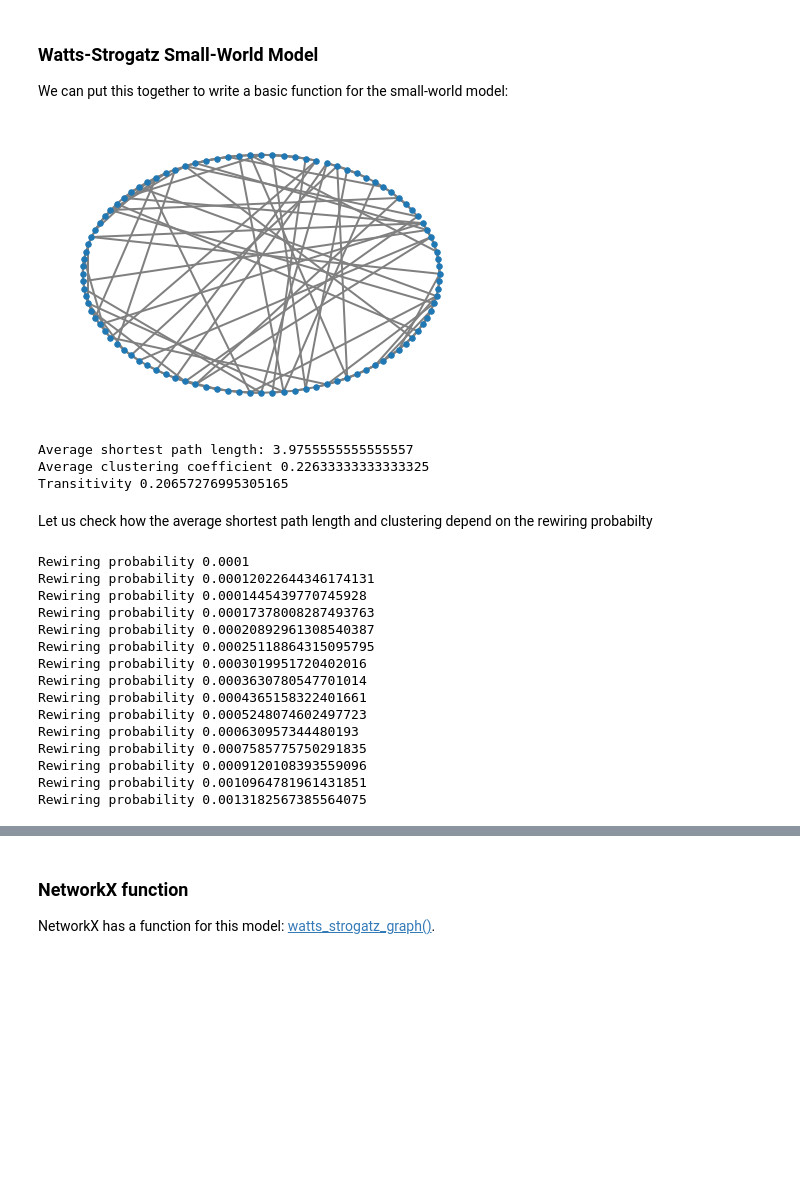
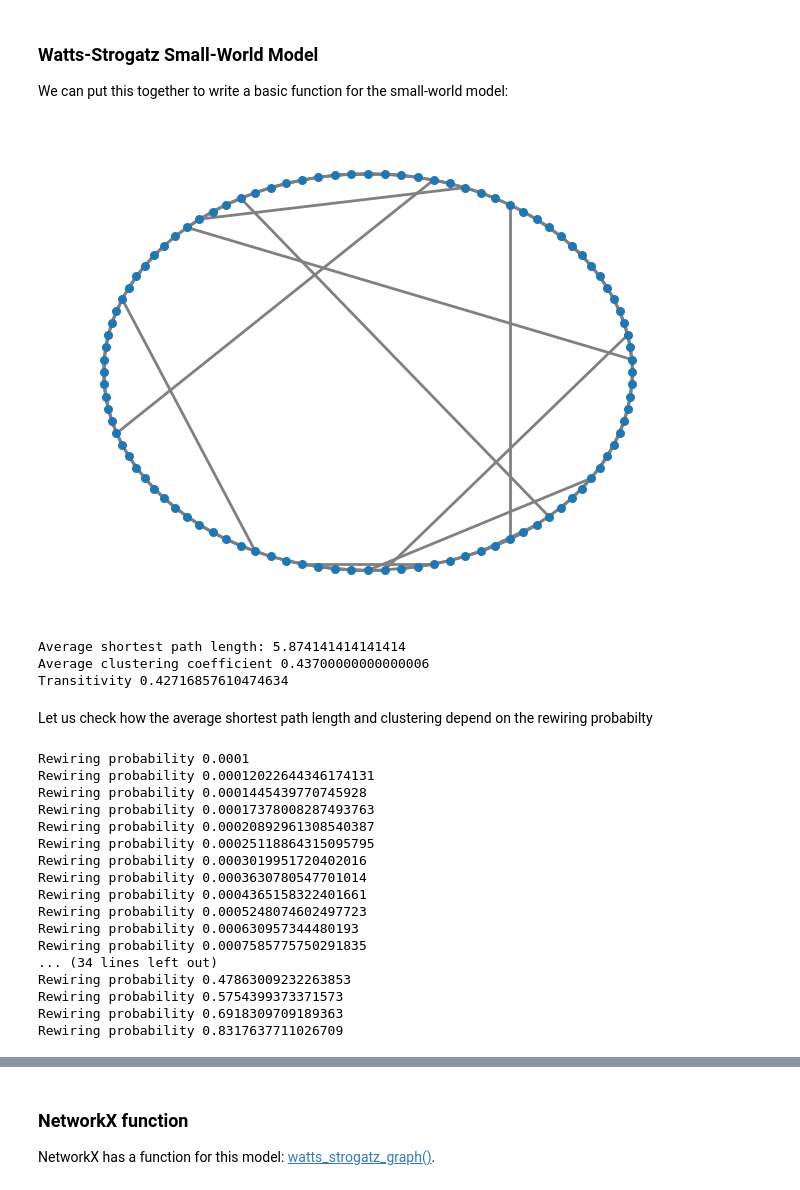
Before and after one commit to OmarMorales71/complex-networks, a Jupyter notebook: labs/lab4/lab4_models.ipynb, the cells around one changed output, grey strips where cells are left out. Saved outputs shown, nothing was run; the diff lists cells and outputs as text; code cells hidden in the pictures; blank space fills up the shorter version.

```diff
--- a/labs/lab4/lab4_models.ipynb
+++ b/labs/lab4/lab4_models.ipynb
@@ -244,19 +246,19 @@ def watts_strogatz_graph(N, k, p):
 
     return G
 # %%
-G = watts_strogatz_graph(100, 4, 0.3)
+G = watts_strogatz_graph(100, 4, 0.05)
 nx.draw_circular(G, with_labels=False,node_size=30,width=2,edge_color='gray')
 # %% [output]
-[figure, old version]
+[figure, new version]
 # %%
 # Average distance
 print('Average shortest path length:',nx.average_shortest_path_length(G))
 print('Average clustering coefficient',nx.average_clustering(G))
 print('Transitivity',nx.transitivity(G))
 # %% [output]
-Average shortest path length: 3.9755555555555557
-Average clustering coefficient 0.22633333333333325
-Transitivity 0.20657276995305165
+Average shortest path length: 5.874141414141414
+Average clustering coefficient 0.43700000000000006
+Transitivity 0.42716857610474634
 # %% [markdown]
 Let us check how the average shortest path length and clustering depend on the rewiring probabilty
 # %%
@@ -286,9 +288,11 @@ Rewiring probability 0.0004365158322401661
 Rewiring probability 0.0005248074602497723
 Rewiring probability 0.000630957344480193
 Rewiring probability 0.0007585775750291835
-Rewiring probability 0.0009120108393559096
-Rewiring probability 0.0010964781961431851
-Rewiring probability 0.0013182567385564075
+... (34 lines left out)
+Rewiring probability 0.47863009232263853
+Rewiring probability 0.5754399373371573
+Rewiring probability 0.6918309709189363
+Rewiring probability 0.8317637711026709
 # %%
 fig,ax=plt.subplots(1,1,figsize=(5,5),sharex=True)
 
```
Also changed, not shown: parts of 13 cells of this notebook, 59 other files.
